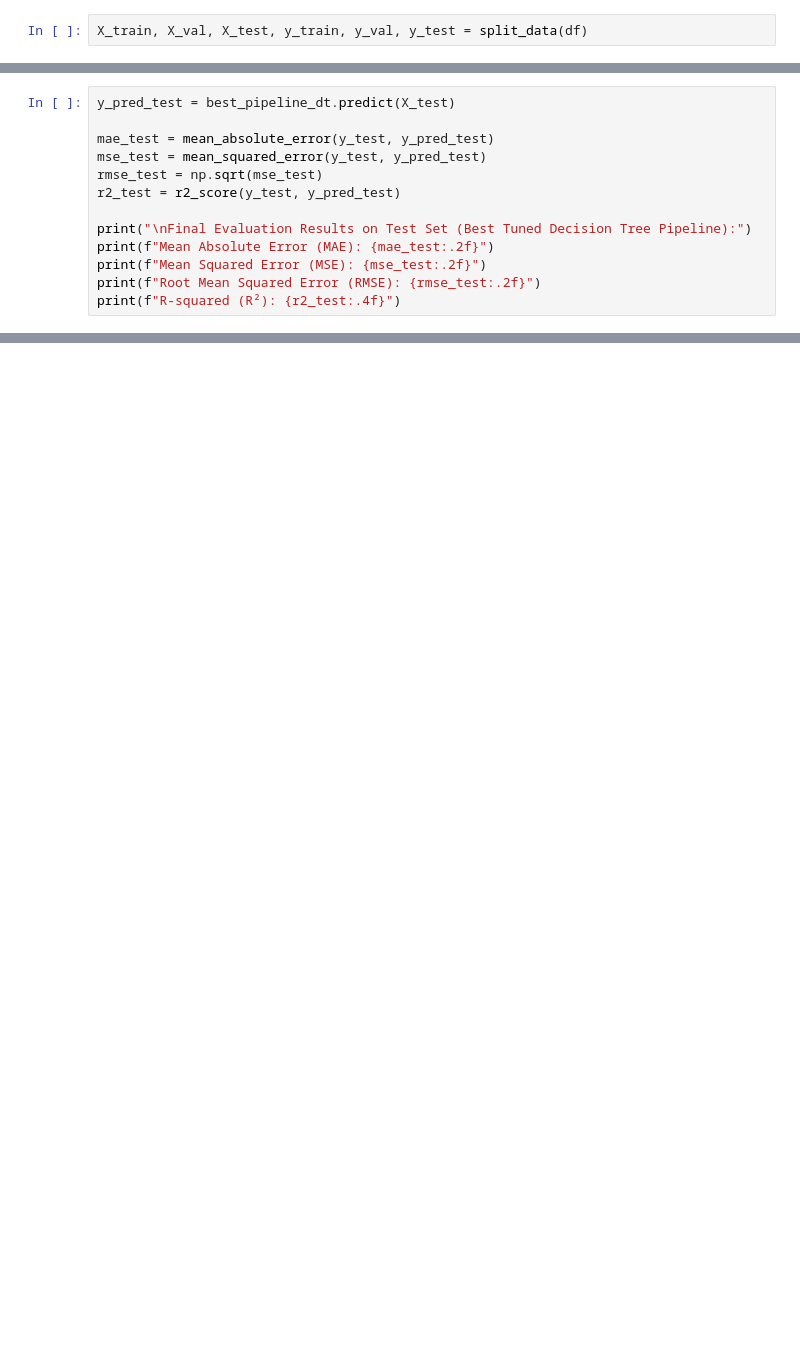
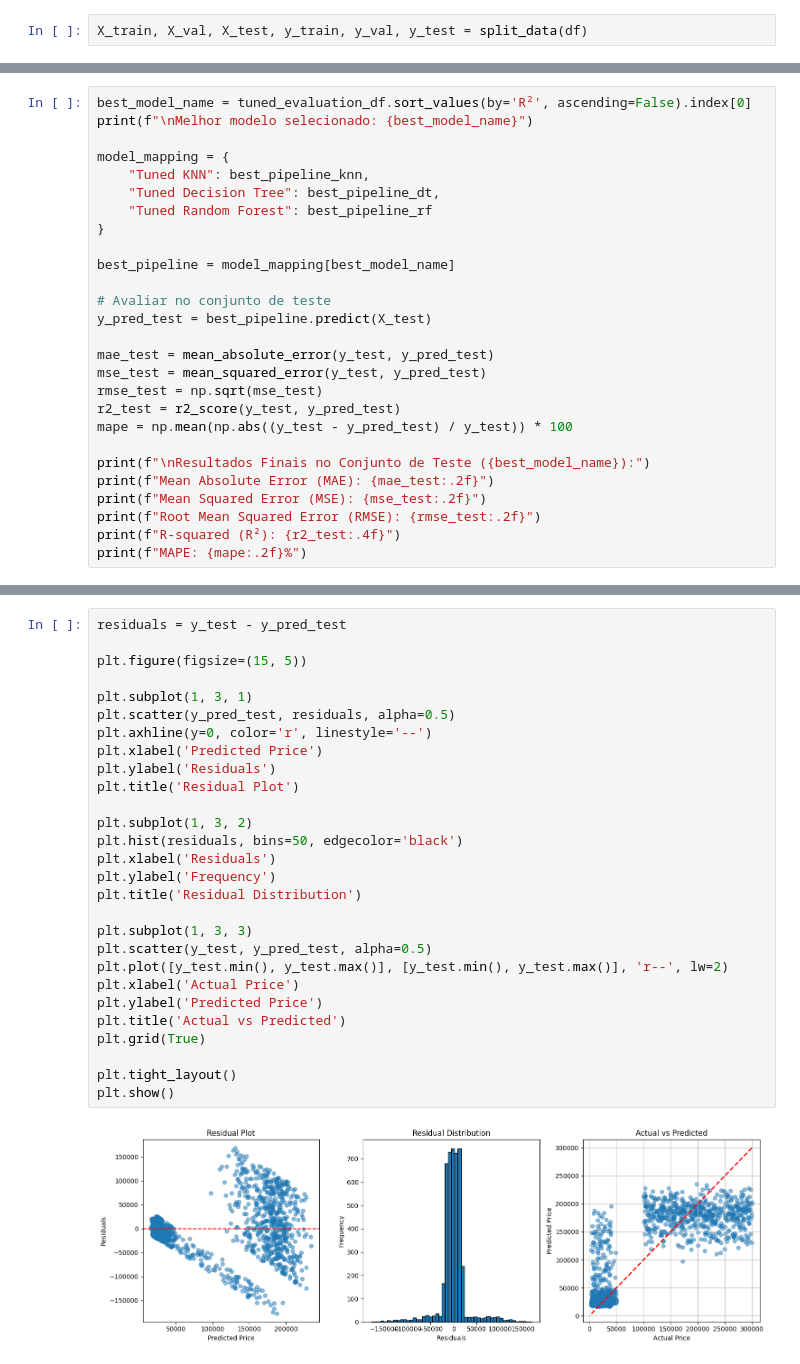
Before and after one commit to pauloeliezerg/car-price-analysis, a Jupyter notebook: src/Car_Price_Prediction.ipynb, the cells around one changed output, grey strips where cells are left out. Cells and saved outputs as stored; diff of their text form; blank space fills up the shorter version.

```diff
--- a/src/Car_Price_Prediction.ipynb
+++ b/src/Car_Price_Prediction.ipynb
@@ -395,14 +477,28 @@ Comparison of Tuned Models on Validation Set:
 # %%
-y_pred_test = best_pipeline_dt.predict(X_test)
+best_model_name = tuned_evaluation_df.sort_values(by='R²', ascending=False).index[0]
+print(f"\nMelhor modelo selecionado: {best_model_name}")
+
+model_mapping = {
+    "Tuned KNN": best_pipeline_knn,
+    "Tuned Decision Tree": best_pipeline_dt,
+    "Tuned Random Forest": best_pipeline_rf
+}
+
+best_pipeline = model_mapping[best_model_name]
+
+# Avaliar no conjunto de teste
+y_pred_test = best_pipeline.predict(X_test)
 
 mae_test = mean_absolute_error(y_test, y_pred_test)
 mse_test = mean_squared_error(y_test, y_pred_test)
 rmse_test = np.sqrt(mse_test)
 r2_test = r2_score(y_test, y_pred_test)
+mape = np.mean(np.abs((y_test - y_pred_test) / y_test)) * 100
 
-print("\nFinal Evaluation Results on Test Set (Best Tuned Decision Tree Pipeline):")
+print(f"\nResultados Finais no Conjunto de Teste ({best_model_name}):")
 print(f"Mean Absolute Error (MAE): {mae_test:.2f}")
 print(f"Mean Squared Error (MSE): {mse_test:.2f}")
 print(f"Root Mean Squared Error (RMSE): {rmse_test:.2f}")
 print(f"R-squared (R²): {r2_test:.4f}")
+print(f"MAPE: {mape:.2f}%")
 # %% [output]
@@ -425 +513,31 @@ plt.show()
+# %%
+residuals = y_test - y_pred_test
+
+plt.figure(figsize=(15, 5))
+
+plt.subplot(1, 3, 1)
+plt.scatter(y_pred_test, residuals, alpha=0.5)
+plt.axhline(y=0, color='r', linestyle='--')
+plt.xlabel('Predicted Price')
+plt.ylabel('Residuals')
+plt.title('Residual Plot')
+
+plt.subplot(1, 3, 2)
+plt.hist(residuals, bins=50, edgecolor='black')
+plt.xlabel('Residuals')
+plt.ylabel('Frequency')
+plt.title('Residual Distribution')
+
+plt.subplot(1, 3, 3)
+plt.scatter(y_test, y_pred_test, alpha=0.5)
+plt.plot([y_test.min(), y_test.max()], [y_test.min(), y_test.max()], 'r--', lw=2)
+plt.xlabel('Actual Price')
+plt.ylabel('Predicted Price')
+plt.title('Actual vs Predicted')
+plt.grid(True)
+
+plt.tight_layout()
+plt.show()
+# %% [output]
+[figure, added]
 # %%
```
Also changed, not shown: parts of 20 cells of this notebook.
